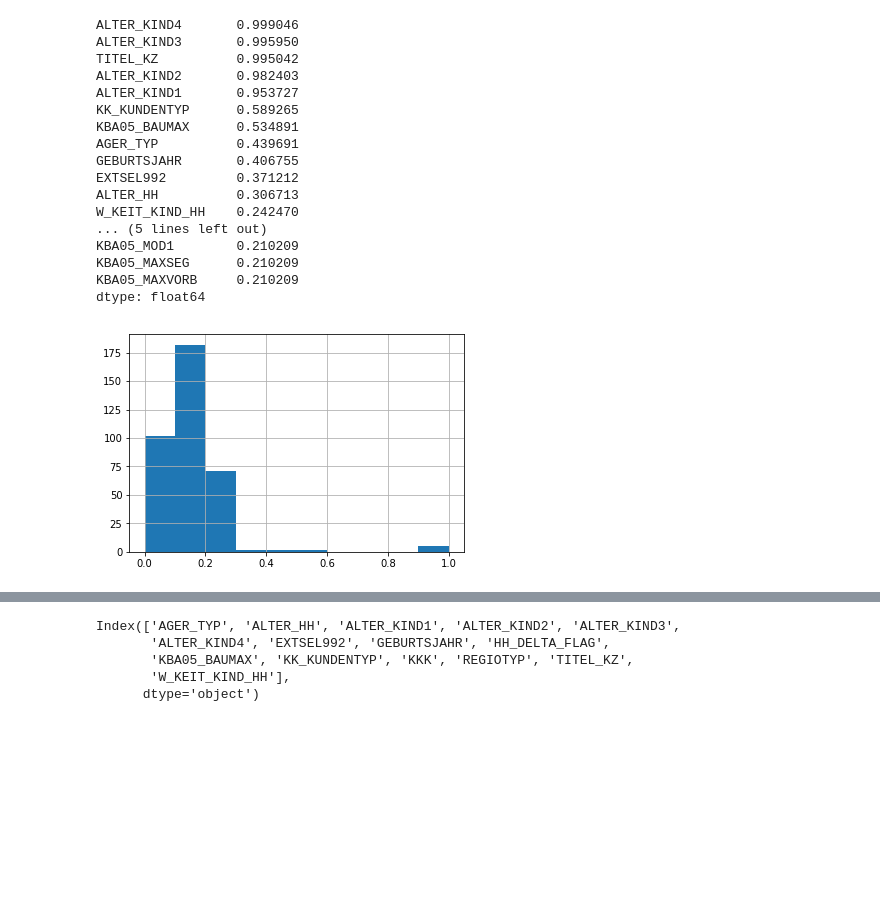
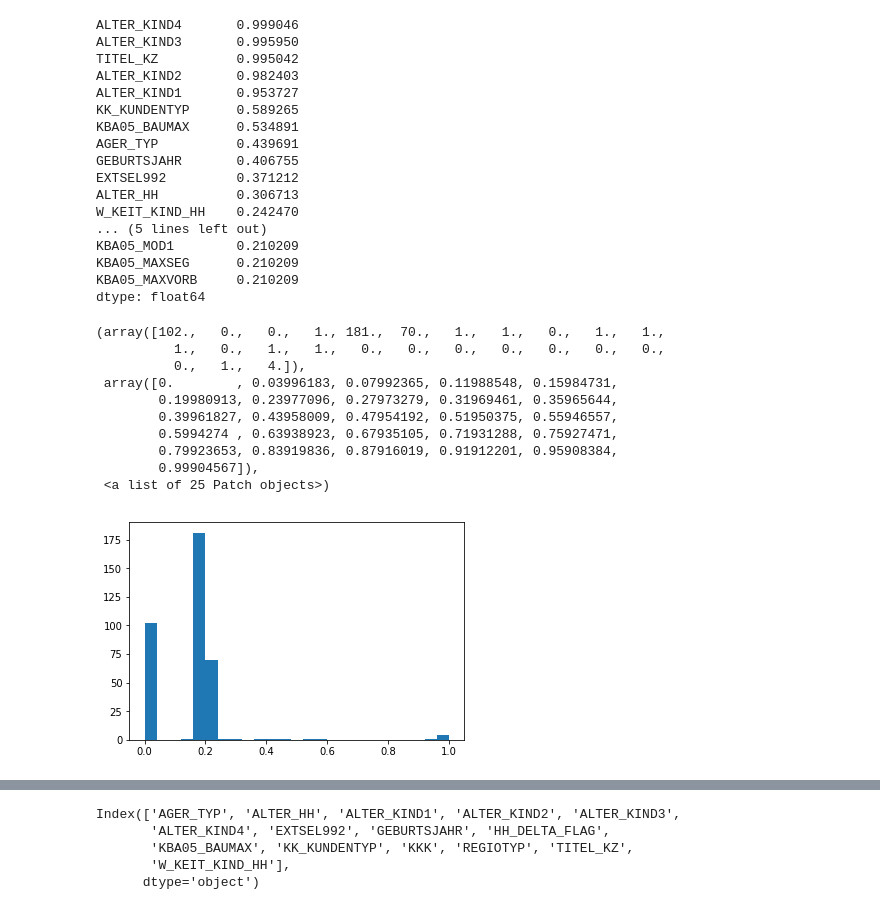
Before and after one commit to mkeisenbach/arvato, a Jupyter notebook: supervised/Supervised Learning Using Keras.ipynb, the cells around one changed output, grey strips where cells are left out. Saved outputs shown, nothing was run; the diff lists cells and outputs as text; code cells hidden in the pictures; blank space fills up the shorter version.

```diff
--- a/supervised/Supervised Learning Using Keras.ipynb
+++ b/supervised/Supervised Learning Using Keras.ipynb
@@ -31,7 +31,7 @@ Using TensorFlow backend.
 # %% [markdown]
 ## Part 2: Supervised Learning Model
 # %%
-mailout_train = pd.read_csv('data/Udacity_MAILOUT_052018_TRAIN.csv', sep=';')
+mailout_train = pd.read_csv('../data/Udacity_MAILOUT_052018_TRAIN.csv', sep=';')
 # %%
 mailout_train.shape
 # %% [output]
@@ -48,6 +54,6 @@ Name: RESPONSE, dtype: int64
 # %%
 # Load feature info
-feat_info = pd.read_csv('features.csv')
+feat_info = pd.read_csv('../features.csv')
 feat_info.set_index('attribute', inplace=True)
 
 # Parse missing_or_known string into a list
@@ -94,7 +100,20 @@ KBA05_MOD1        0.210209
 KBA05_MAXSEG      0.210209
 KBA05_MAXVORB     0.210209
 dtype: float64
-# %%
-p_missing.hist();
-# %% [output]
-[figure, removed]
+# %%
+plt.hist(p_missing, bins=25)
+#plt.title('% missing values by column')
+#plt.ylabel('count')
+#plt.xlabel('% missing')
+# %% [output]
+(array([102.,   0.,   0.,   1., 181.,  70.,   1.,   1.,   0.,   1.,   1.,
+          1.,   0.,   1.,   1.,   0.,   0.,   0.,   0.,   0.,   0.,   0.,
+          0.,   1.,   4.]),
+ array([0.        , 0.03996183, 0.07992365, 0.11988548, 0.15984731,
+        0.19980913, 0.23977096, 0.27973279, 0.31969461, 0.35965644,
+        0.39961827, 0.43958009, 0.47954192, 0.51950375, 0.55946557,
+        0.5994274 , 0.63938923, 0.67935105, 0.71931288, 0.75927471,
+        0.79923653, 0.83919836, 0.87916019, 0.91912201, 0.95908384,
+        0.99904567]),
+ <a list of 25 Patch objects>)
+[figure, added]
```
Also changed, not shown: parts of 30 cells of this notebook.
